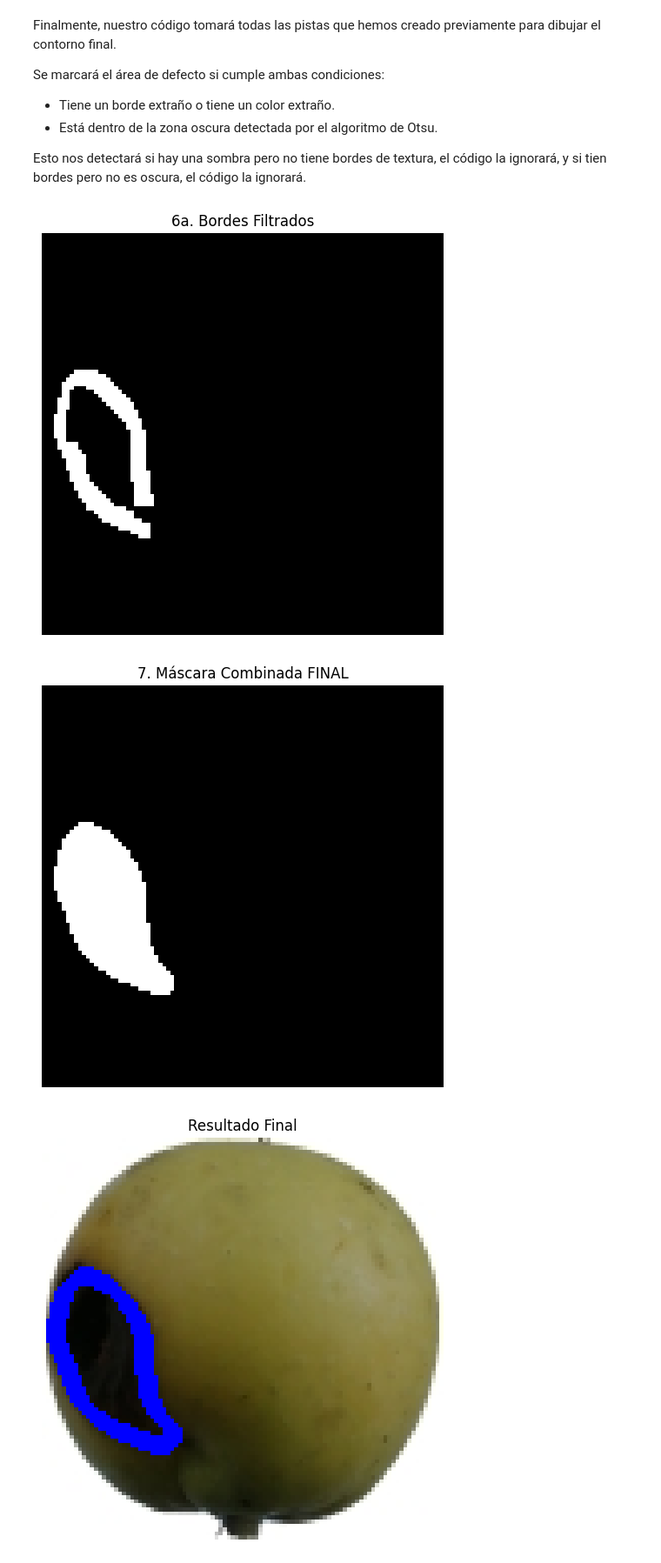
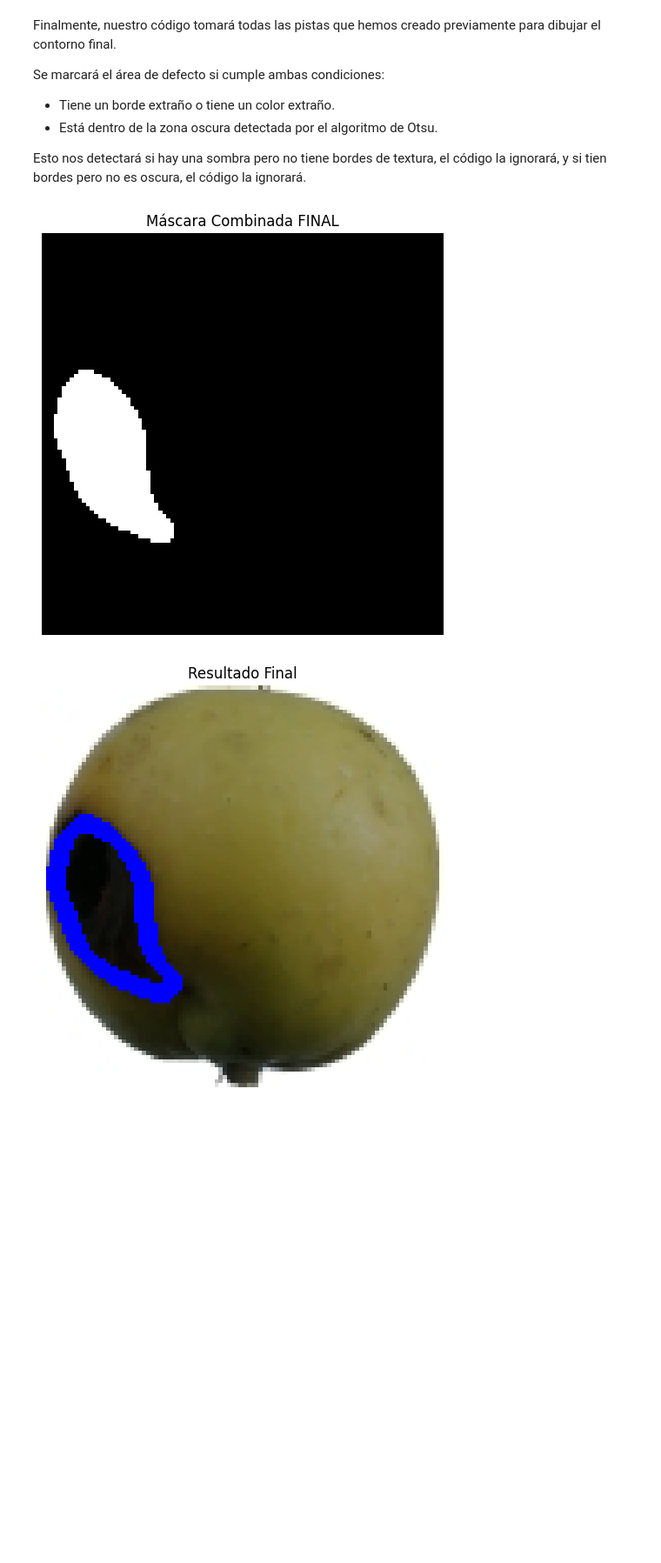
Before and after one commit to Chewi9/Fruit-Quality, a Jupyter notebook: Parte-2.ipynb, the cells around one changed output. Shown at 87% size. Drawn from its saved outputs; the diff is of its cells as text; code cells hidden in the pictures; blank space fills up the shorter version.

```diff
--- a/Parte-2.ipynb
+++ b/Parte-2.ipynb
@@ -177,29 +176,25 @@ Se marcará el área de defecto si cumple ambas condiciones:
 
 Esto nos detectará si hay una sombra pero no tiene bordes de textura, el código la ignorará, y si tien bordes pero no es oscura, el código la ignorará.
 # %%
-# 6. Filtrado con la máscara de oscuridad (Tu lógica clave)
 # Solo aceptamos bordes que caigan dentro de la zona oscura
 defect_edges = cv2.bitwise_and(edges, edges, mask=shadow_mask)
 
 # Solo aceptamos defectos de color que caigan dentro de la zona oscura
 defect_color = cv2.bitwise_and(color_mask, color_mask, mask=shadow_mask)
 
 # 7. Combinación
 combined = cv2.bitwise_or(defect_edges, defect_color)
 
 # Fallback de seguridad (si la combinación borra todo, volvemos al color)
 if np.sum(combined) < 20:
     print("Aviso: Detección combinada muy baja, usando solo color.")
     combined = defect_color
 
 # Limpieza final de la máscara combinada
 combined = cv2.medianBlur(combined, 7)
-
-show(defect_edges, "6a. Bordes Filtrados", cmap='gray')
-show(combined, "7. Máscara Combinada FINAL", cmap='gray')
+show(combined, "Máscara Combinada FINAL", cmap='gray')
 # %% [output]
-[figure, old version]
+[figure, new version]
-[figure, removed]
 # %%
 # Mostramos resultado final con contornos
 resultado = original.copy()
```
Also changed, not shown: parts of 1 cell of this notebook.
